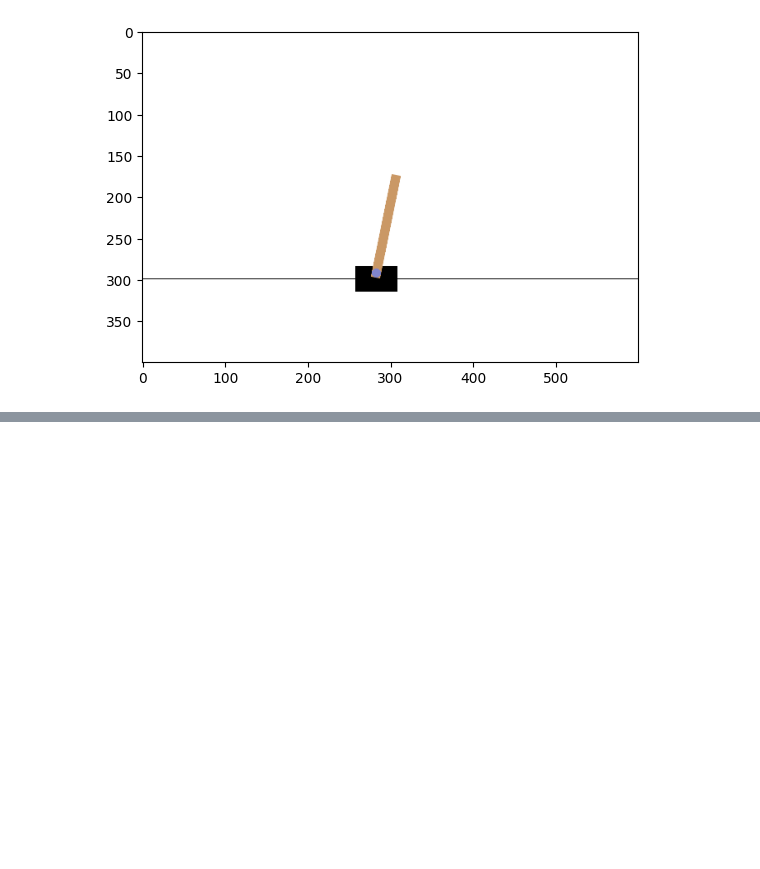
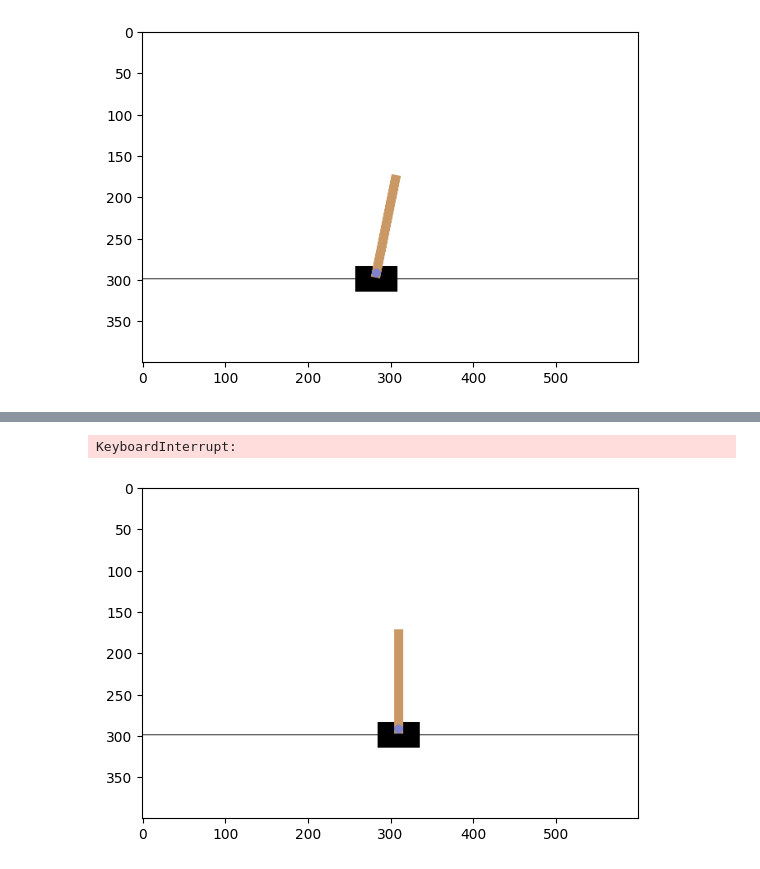
Before and after one commit to Jun-yong-lee/CartPole, a Jupyter notebook: cartpole.ipynb, the cells around one changed output, grey strips where cells are left out. Cells and saved outputs as stored; diff of their text form; code cells hidden in the pictures; blank space fills up the shorter version.

```diff
--- a/cartpole.ipynb
+++ b/cartpole.ipynb
@@ -16,7 +16,7 @@ env = gym.make('CartPole-v1', render_mode='rgb_array')
 observation = env.reset()
 print(f"observation = {observation}")
 
-for _ in range(100):
+for _ in range(50):
     rgb_array = env.render()
     plt.imshow(rgb_array)
     display.clear_output(wait = True)
@@ -66,0 +168,2 @@ env.close()
+# %%
+training_data = model_data_preparation()
@@ -66,0 +181,12 @@ env.close()
+# %%
+def train_model(training_data):
+    X = np.array([i[0] for i in training_data]).reshape(-1, len(training_data[0][0]))
+    y = np.array([i[1] for i in training_data]).reshape(-1, len(training_data[0][1]))
+    print(X)
+    print(y)
+    model = build_model(input_size=len(X[0]), output_size=len(y[0]))
+
+    model.fit(X, y, epochs=10)
+    return model
+# %%
+trained_model = train_model(training_data)
@@ -66,0 +211,36 @@ env.close()
+# %%
+import gymnasium as gym
+import matplotlib.pyplot as plt
+from IPython import display
+
+scores = []
+choices = []
+for each_game in range(100):
+    score = 0
+    prev_obs = []
+    for step_index in range(goal_steps):
+        rgb_array = env.render()
+        if len(prev_obs)==0:
+            action = random.randrange(0,2)
+        else:
+            action = np.argmax(trained_model.predict(prev_obs.reshape(-1, len(prev_obs)))[0])
+        plt.imshow(rgb_array)
+        display.clear_output(wait = True)
+        display.display(plt.gcf())
+        choices.append(action)
+        new_observation, reward, terminated, truncated, info = env.step(action)
+
+        prev_obs = new_observation
+        score+=reward
+        if terminated:
+            break
+
+    env.reset()
+    scores.append(score)
+
+print(scores)
+print('Average Score:',sum(scores)/len(scores))
+print('choice 1:{}  choice 0:{}'.format(choices.count(1)/len(choices),choices.count(0)/len(choices)))
+# %% [output]
+KeyboardInterrupt:
+[figure, added]
```
Also changed, not shown: parts of 12 cells of this notebook.
